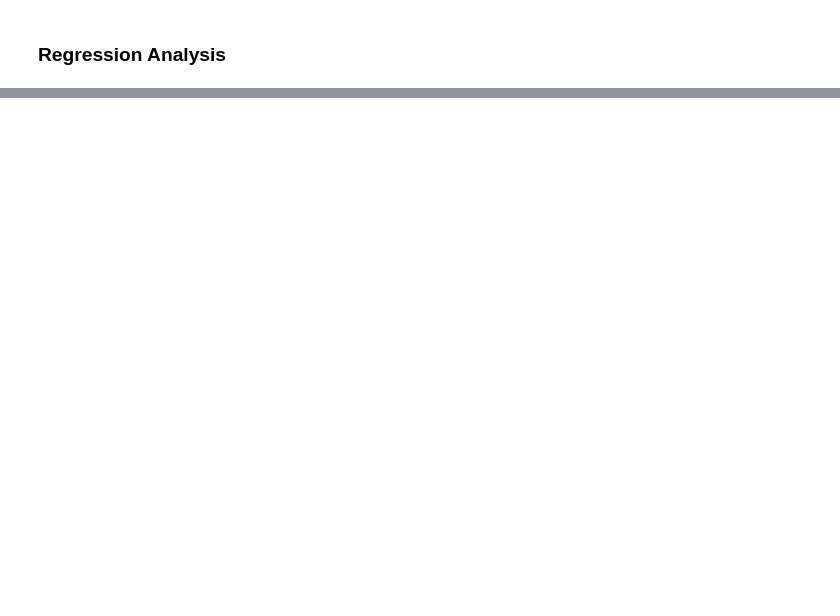
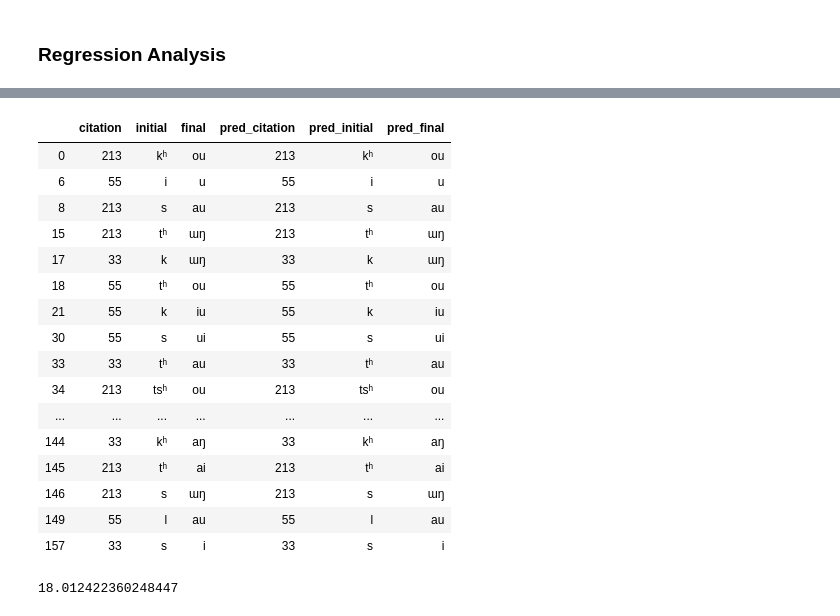
Before and after one commit to Sugarc0de/teochew_nlp, a Jupyter notebook: notebooks/baseline.ipynb, the cells around one changed output, grey strips where cells are left out. Cells and saved outputs as stored; diff of their text form; code cells hidden in the pictures; blank space fills up the shorter version.

```diff
--- a/notebooks/baseline.ipynb
+++ b/notebooks/baseline.ipynb
@@ -190,0 +191,27 @@ print(total_acc/len(combined.index))
+# %%
+result_df[(result_df['citation']==result_df['pred_citation'])
+          &(result_df['initial']==result_df['pred_initial'])
+          &(result_df['final']==result_df['pred_final'])]
+# %% [output]
+|  | citation | initial | final | pred_citation | pred_initial | pred_final |
+| 0 | 213 | kʰ | ou | 213 | kʰ | ou |
+| 6 | 55 | i | u | 55 | i | u |
+| 8 | 213 | s | au | 213 | s | au |
+| 15 | 213 | tʰ | ɯŋ | 213 | tʰ | ɯŋ |
+| 17 | 33 | k | ɯŋ | 33 | k | ɯŋ |
+| 18 | 55 | tʰ | ou | 55 | tʰ | ou |
+| 21 | 55 | k | iu | 55 | k | iu |
+| 30 | 55 | s | ui | 55 | s | ui |
+| 33 | 33 | tʰ | au | 33 | tʰ | au |
+| 34 | 213 | tsʰ | ou | 213 | tsʰ | ou |
+| ... | ... | ... | ... | ... | ... | ... |
+| 144 | 33 | kʰ | aŋ | 33 | kʰ | aŋ |
+| 145 | 213 | tʰ | ai | 213 | tʰ | ai |
+| 146 | 213 | s | ɯŋ | 213 | s | ɯŋ |
+| 149 | 55 | l | au | 55 | l | au |
+| 157 | 33 | s | i | 33 | s | i |
+# %%
+# harsh metrics, when all three predictions are equal
+29/pred.shape[0]*100
+# %% [output]
+18.012422360248447
```
Also changed, not shown: parts of 38 cells of this notebook, 1 other file.
